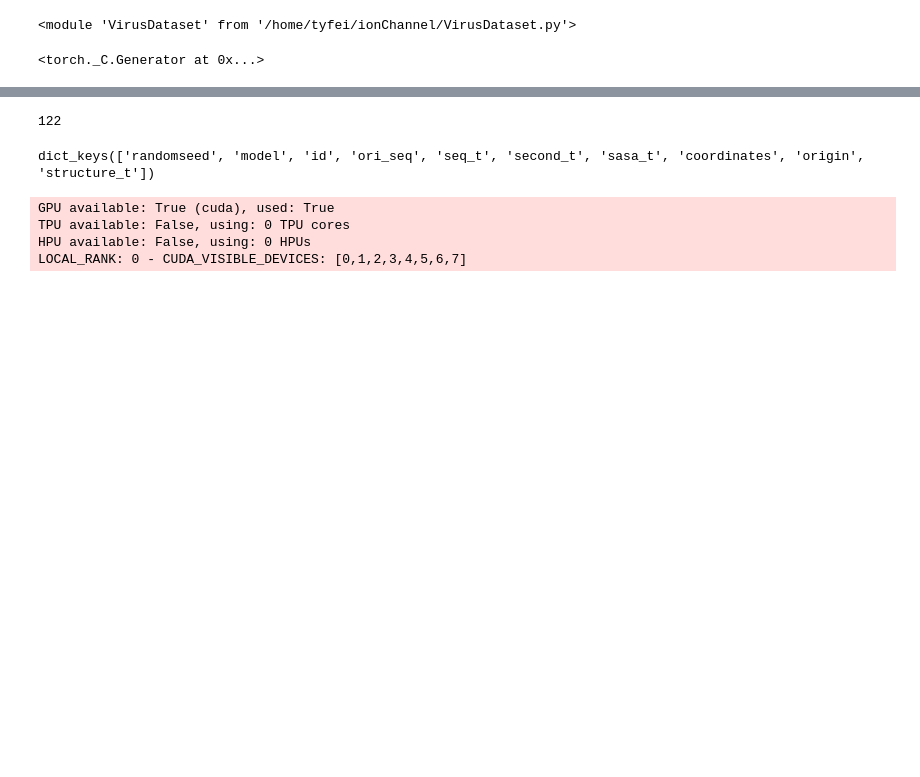
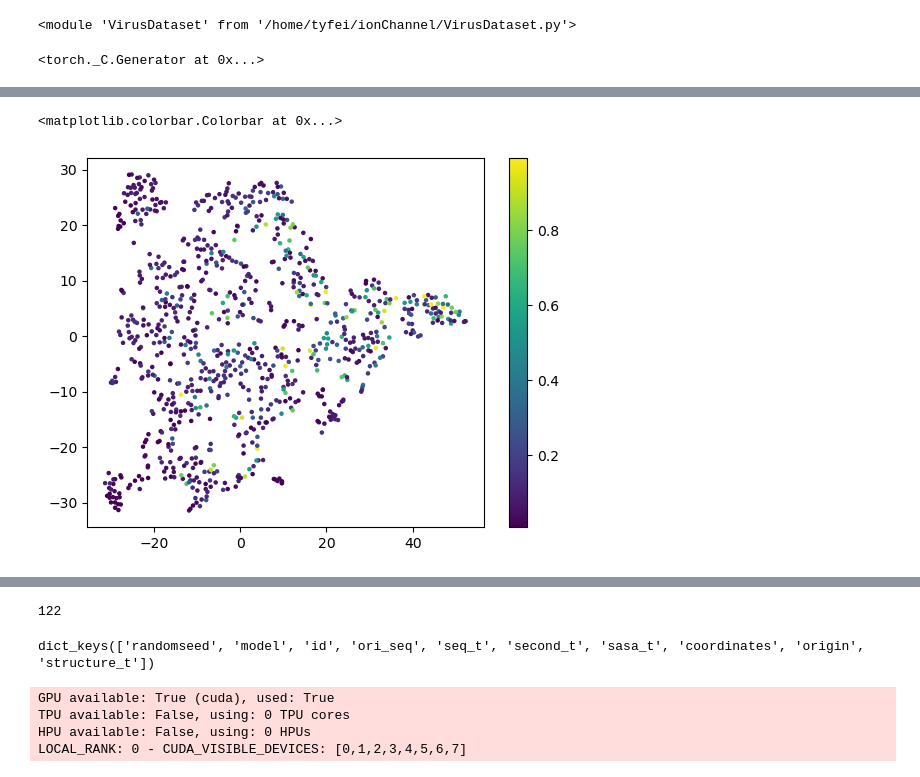
Before and after one commit to tyfei0216/ionChannel, a Jupyter notebook: test.ipynb, the cells around one changed output, grey strips where cells are left out. Cells and saved outputs as stored; diff of their text form; code cells hidden in the pictures; blank space fills up the shorter version.

```diff
--- a/test.ipynb
+++ b/test.ipynb
@@ -160,3 +233,11 @@ df.head()
+# %%
+import matplotlib.pyplot as plt
+plt.scatter(df["x"], df["y"], s=5, c=df["label"])
+plt.colorbar()
+# plt.legend()
+# %% [output]
+<matplotlib.colorbar.Colorbar at 0x...>
+[figure, added]
 # %%
 import matplotlib.pyplot as plt
 for i in np.unique(df["label"]):
```
Also changed, not shown: parts of 12 cells of this notebook, 5 other files.
